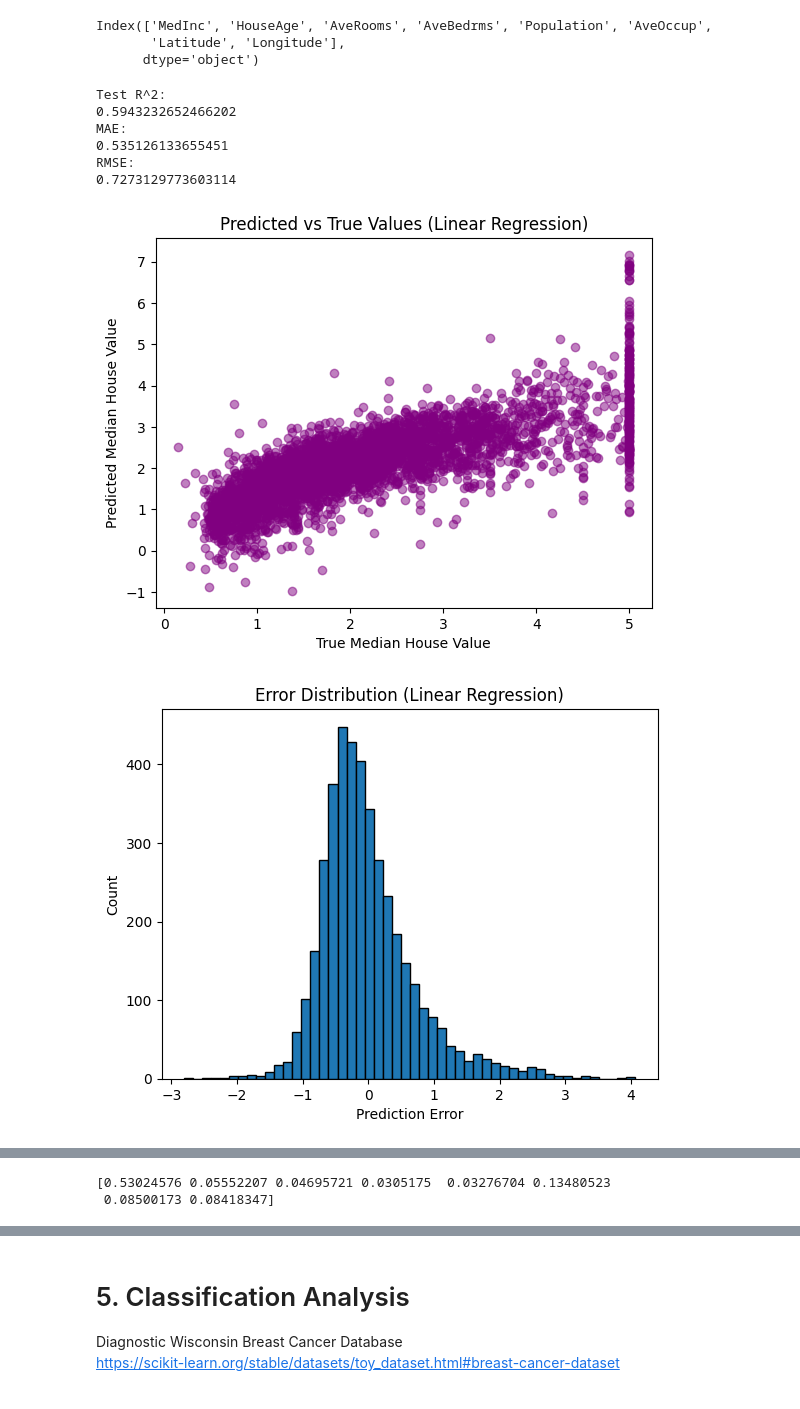
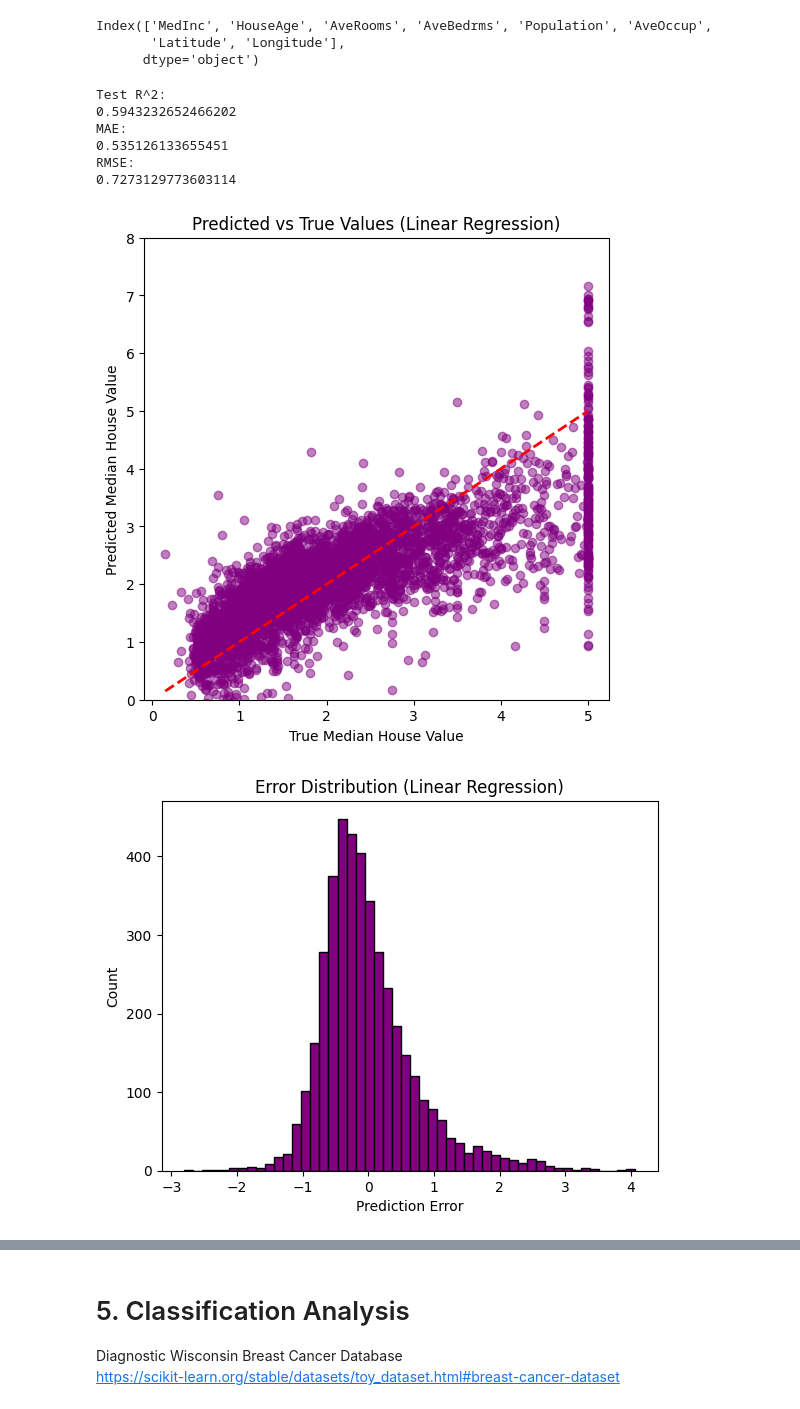
Before and after one commit to a-walnut-13/data-science-project-1, a Jupyter notebook: project1.ipynb, the cells around one changed output, grey strips where cells are left out. Cells and saved outputs as stored; diff of their text form; code cells hidden in the pictures.

```diff
--- a/project1.ipynb
+++ b/project1.ipynb
@@ -101,7 +101,10 @@ print("RMSE: ")
 print(rmse)
 
 # Scatter plot
+plt.figure(figsize=(6,6))
+plt.ylim(top=8)
 plt.scatter(y_test, y_prediction_test, alpha=0.5, color='purple')
+plt.plot([y_test.min(), y_test.max()], [y_test.min(), y_test.max()], "r--", lw=2)  # ideal line
 plt.xlabel("True Median House Value")
 plt.ylabel("Predicted Median House Value")
 plt.title("Predicted vs True Values (Linear Regression)")
@@ -109,7 +112,7 @@ plt.show()
 
 # Histogram
 errors = y_test - y_prediction_test
-plt.hist(errors, bins=50, edgecolor='k')
+plt.hist(errors, bins=50, color='purple', edgecolor='k')
 plt.xlabel("Prediction Error")
 plt.ylabel("Count")
 plt.title("Error Distribution (Linear Regression)")
@@ -146,7 +149,8 @@ print("RMSE: ")
 print(svr_rmse)
 
 plt.figure(figsize=(6,6))
-plt.scatter(y_test, y_prediction_svr, alpha=0.5, color='orange', edgecolor='k')
+plt.ylim(top=8)
+plt.scatter(y_test, y_prediction_svr, alpha=0.5, color='orange')
 plt.plot([y_test.min(), y_test.max()], [y_test.min(), y_test.max()], "r--", lw=2)  # ideal line
 plt.xlabel("True Median House Value")
 plt.ylabel("Predicted Median House Value")
@@ -164,7 +168,7 @@ errors = y_test - y_prediction_svr
 plt.hist(errors, bins=50, color='orange', edgecolor='k')
 plt.xlabel("Prediction Error")
 plt.ylabel("Count")
-plt.title("Error Distribution (Linear Regression)")
+plt.title("Error Distribution (SVR)")
 plt.show()
 
 # Random Forest
@@ -176,40 +180,46 @@ forest_r2 = r2_score(y_test, y_prediction_forest)
 forest_mae = mean_absolute_error(y_test, y_prediction_forest)
 forest_rmse = np.sqrt(mean_squared_error(y_test, y_prediction_forest))
 
 print("Test R^2: ")
 print(forest_r2)
 print("MAE: ")
 print(forest_mae)
 print("RMSE: ")
 print(forest_rmse)
 
 plt.figure(figsize=(6,6))
+plt.ylim(top=8)
 plt.scatter(y_test, y_prediction_forest, alpha=0.5, color='cyan')
 plt.plot([y_test.min(), y_test.max()], [y_test.min(), y_test.max()], "r--")
 plt.xlabel("True Median House Value")
 plt.ylabel("Predicted Median House Value")
 plt.title("Predicted vs True Values (Random Forest)")
 plt.show()
 
-importances = forest.feature_importances_
-sorted_importances = np.argsort(importances)[::-1]
-print(importances)
-
 errors = y_test - y_prediction_forest
 plt.hist(errors, bins=50, color='cyan', edgecolor='k')
 plt.xlabel("Prediction Error")
 plt.ylabel("Count")
-plt.title("Error Distribution (Linear Regression)")
+plt.title("Error Distribution (Random Forest)")
 plt.show()
+
+importances = forest.feature_importances_
+sorted_imp = np.argsort(importances)[::-1]
+plt.figure(figsize=(8,5))
+plt.bar(range(X.shape[1]), importances[sorted_imp], align="center", color='cyan')
+plt.xticks(range(X.shape[1]), X.columns[sorted_imp], rotation=45)
+plt.ylabel("Feature Importance")
+plt.title("Random Forest Feature Importances")
+plt.show()
 # %% [output]
 Test R^2:
 0.5943232652466202
 MAE:
 0.535126133655451
 RMSE:
 0.7273129773603114
-[figure, old version]
+[figure, new version]
-[figure, old version]
+[figure, new version]
 Importance:
 Latitude     -0.900421
 Longitude    -0.870586
@@ -238,2 +247,0 @@ RMSE:
-[0.53024576 0.05552207 0.04695721 0.0305175  0.03276704 0.13480523
- 0.08500173 0.08418347]
```
Also changed, not shown: parts of 4 cells of this notebook.
